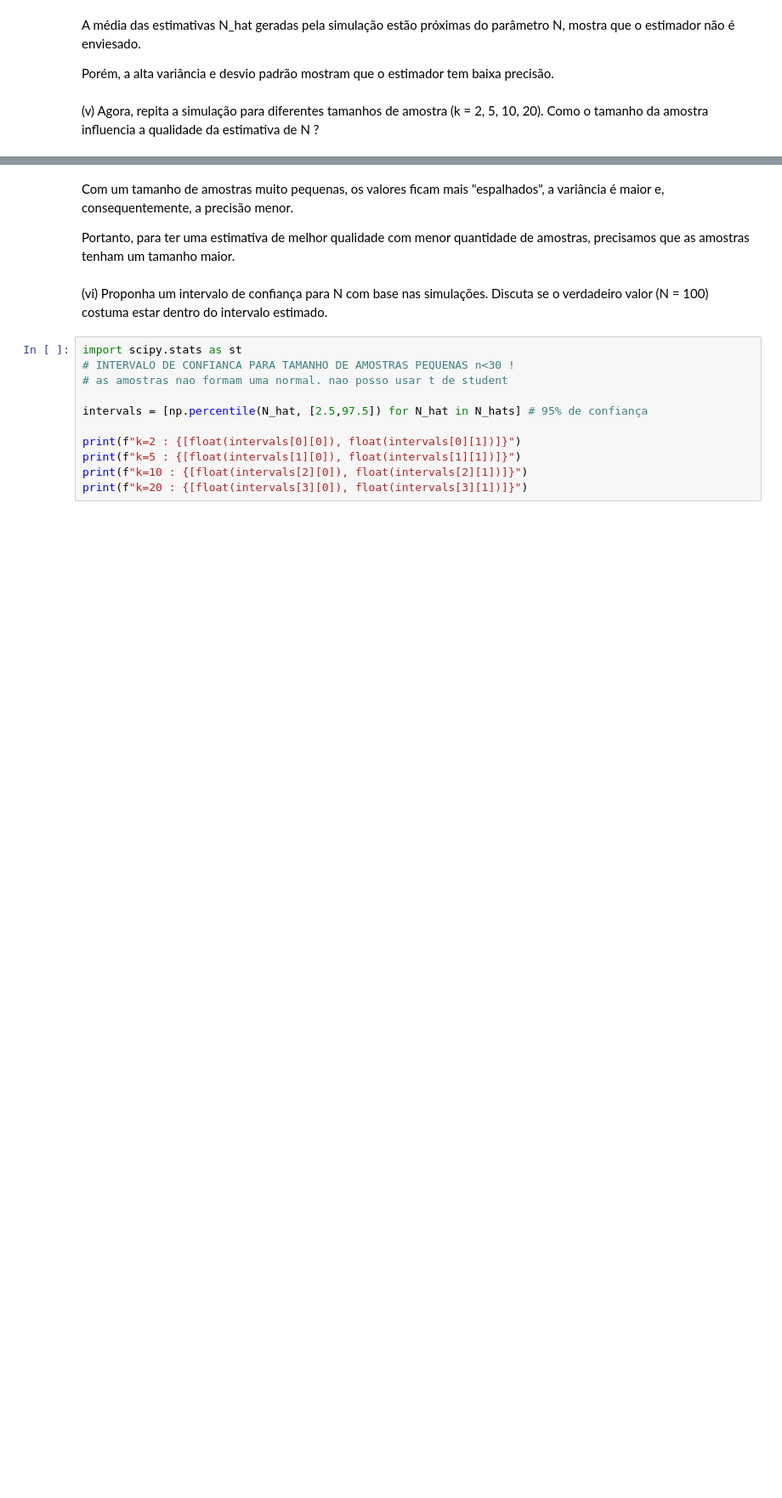
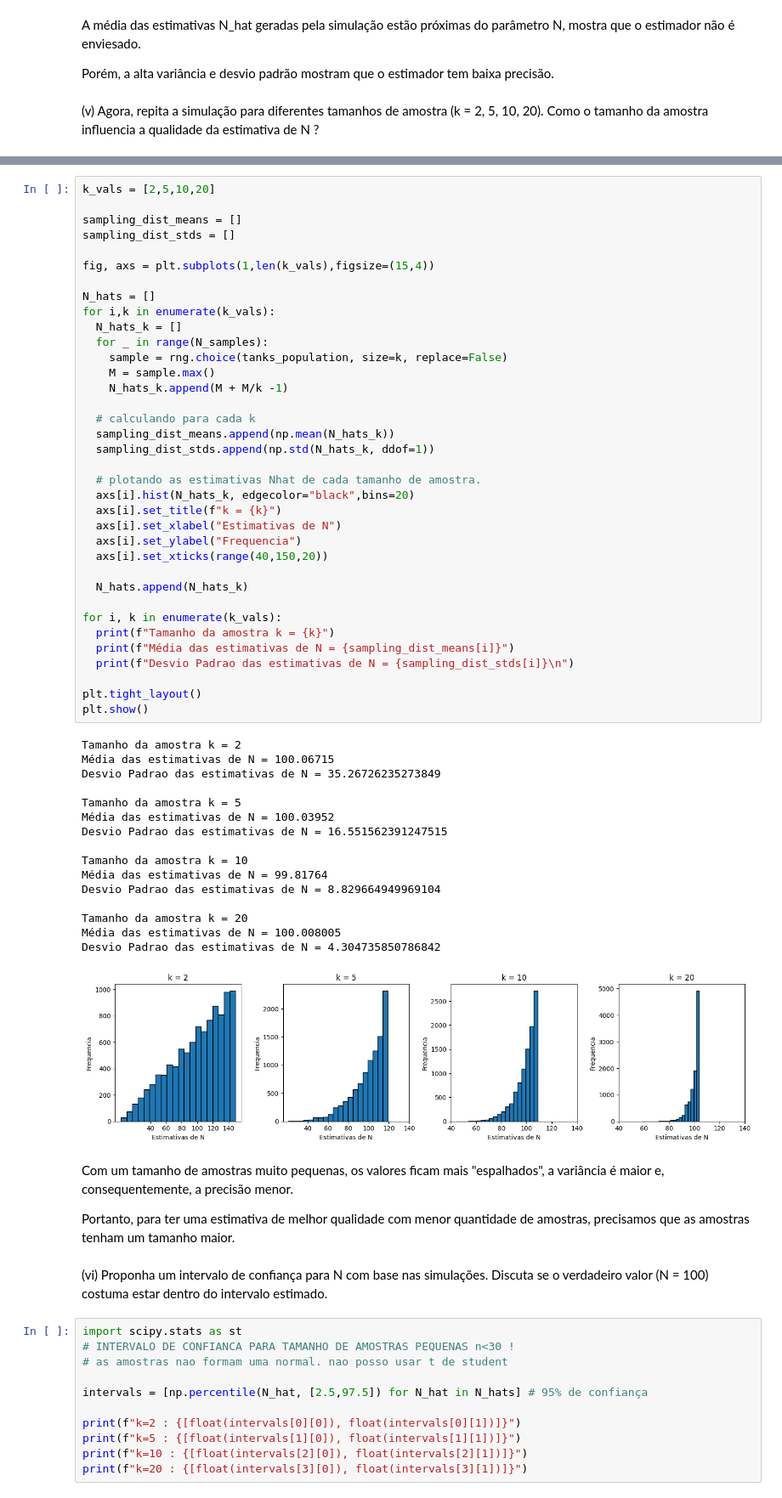
Before and after one commit to stepsbtw/Statistical-Inference, a Jupyter notebook: GCC1625_T1_CAIO_PASSOS_TORKST_FERREIRA.ipynb, the cells around one changed output, grey strips where cells are left out. Shown at 85% size. Saved outputs shown, nothing was run; the diff lists cells and outputs as text; blank space fills up the shorter version.

```diff
--- a/GCC1625_T1_CAIO_PASSOS_TORKST_FERREIRA.ipynb
+++ b/GCC1625_T1_CAIO_PASSOS_TORKST_FERREIRA.ipynb
@@ -278,3 +234,56 @@ Desvio Padrao das estimativas de N = 4.753366397089015
+# %%
+k_vals = [2,5,10,20]
+
+sampling_dist_means = []
+sampling_dist_stds = []
+
+fig, axs = plt.subplots(1,len(k_vals),figsize=(15,4))
+
+N_hats = []
+for i,k in enumerate(k_vals):
+  N_hats_k = []
+  for _ in range(N_samples):
+    sample = rng.choice(tanks_population, size=k, replace=False)
+    M = sample.max()
+    N_hats_k.append(M + M/k -1)
+
+  # calculando para cada k
+  sampling_dist_means.append(np.mean(N_hats_k))
+  sampling_dist_stds.append(np.std(N_hats_k, ddof=1))
+
+  # plotando as estimativas Nhat de cada tamanho de amostra.
+  axs[i].hist(N_hats_k, edgecolor="black",bins=20)
+  axs[i].set_title(f"k = {k}")
+  axs[i].set_xlabel("Estimativas de N")
+  axs[i].set_ylabel("Frequencia")
+  axs[i].set_xticks(range(40,150,20))
+
+  N_hats.append(N_hats_k)
+
+for i, k in enumerate(k_vals):
+  print(f"Tamanho da amostra k = {k}")
+  print(f"Média das estimativas de N = {sampling_dist_means[i]}")
+  print(f"Desvio Padrao das estimativas de N = {sampling_dist_stds[i]}\n")
+
+plt.tight_layout()
+plt.show()
+# %% [output]
+Tamanho da amostra k = 2
+Média das estimativas de N = 100.06715
+Desvio Padrao das estimativas de N = 35.26726235273849
+
+Tamanho da amostra k = 5
+Média das estimativas de N = 100.03952
+Desvio Padrao das estimativas de N = 16.551562391247515
+
+Tamanho da amostra k = 10
+Média das estimativas de N = 99.81764
+Desvio Padrao das estimativas de N = 8.829664949969104
+
+Tamanho da amostra k = 20
+Média das estimativas de N = 100.008005
+Desvio Padrao das estimativas de N = 4.304735850786842
+[figure, added]
 # %% [markdown]
 Com um tamanho de amostras muito pequenas, os valores ficam mais "espalhados", a variância é maior e, consequentemente, a precisão menor.
 
```
Also changed, not shown: parts of 12 cells of this notebook.
